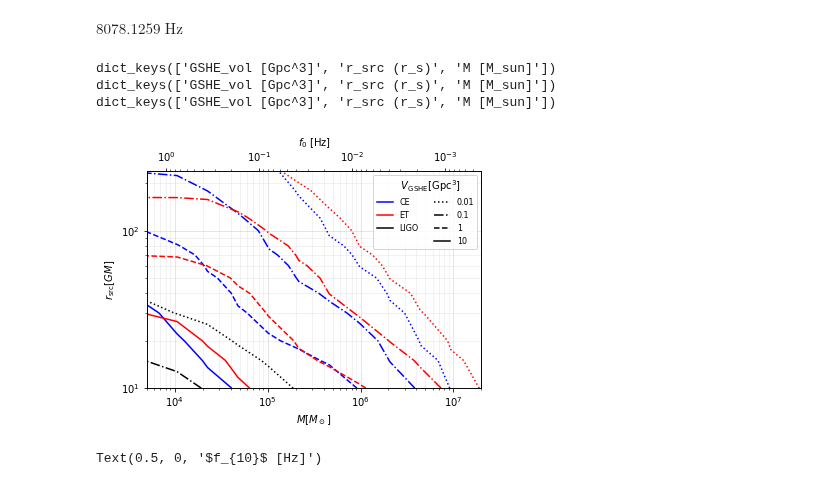
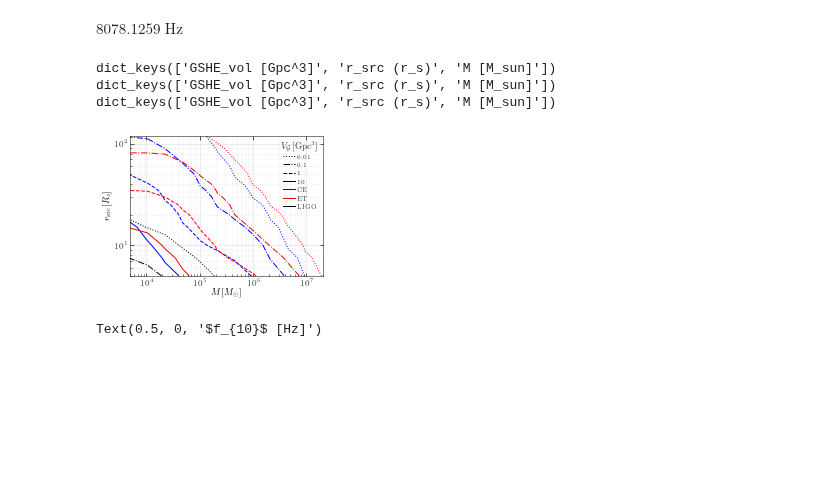
Before and after one commit to Richard-Sti/GSHE_public, a Jupyter notebook: scripts/prospective_constraints.ipynb, the cells around one changed output. Cells and saved outputs as stored; diff of their text form; code cells hidden in the pictures; blank space fills up the shorter version.

```diff
--- a/scripts/prospective_constraints.ipynb
+++ b/scripts/prospective_constraints.ipynb
@@ -7,10 +7,13 @@ import matplotlib.pyplot as plt
 
 import sys
 sys.path.insert(0,'../GSHEWaveform/')
+sys.path.insert(0,'../')
 
 import forecast as fc
 
 from importlib import reload
+
+plt.style.use("../plot_style.txt")
 # %%
 def latex_exp(x, exp_min = (0,0),ndec=2):
     if x == 0:
@@ -75,7 +78,7 @@ np.median(dat), np.mean(dat)
 # %%
 #Load the data (computed in )
 
-case = '5_all'
+case = '5'
 
 data_dict = np.load("../data/Ups_obs_mu_min_%s.npy"%case, allow_pickle=True).item()
 betalims = data_dict["betalims"]
@@ -86,15 +89,23 @@ import matplotlib.colors as colors
 
 ups_obs_arr = np.array(ups_obs_arr)
 
+# ups_obs_arr = ups_obs_arr[ups_obs_arr>1e-3]
 
 fig, ax = plt.subplots()
 lines = []
 
-mu_min_norm = colors.LogNorm(vmin=min(mu_min_arr), vmax=max(mu_min_arr))
+indices = np.argwhere(mu_min_arr>1e-3).flatten()
+mu_min_this = mu_min_arr[indices]
+
+mu_min_norm = colors.LogNorm(vmin=min(mu_min_this), vmax=max(mu_min_this))
 cbar = fig.colorbar(plt.cm.ScalarMappable(norm=mu_min_norm, cmap='viridis'), ax=ax)
 cmap = plt.cm.get_cmap('viridis')
 
-for i, mu_min in enumerate(mu_min_arr):
+for i in indices: #,
+    print(i,end=' ')
+# for i,  mu_min in enumerate(mu_min_this):
+#     print(i,end=' ')
+    mu_min = mu_min_arr[i]
     line, = ax.loglog(betalims, ups_obs_arr[i, :], c=cmap(mu_min_norm(mu_min)))
     lines.append(line)
 
@@ -423,7 +435,7 @@ reload(fc)
 # %% [output]
 <module 'forecast' from '/home/miguel/code/GSHE/scripts/../GSHEWaveform/forecast.py'>
 # %%
-case_name = '10_all'
+case_name = '5_all'
 fc.load_data('Ups_obs_mu_min_%s.npy'%case_name)
 # %%
 cases = {'L-8-4': ['LIGO', 8, 60, 1e4, 30],
@@ -769,46 +886,46 @@ levels = [0.01,0.1,1,10]
 ls = [':','-.','--','-']
 
 fig, ax = plt.subplots()
 
 for d,col in zip(datasets,colors):
     print(d.keys())
-    ax.contour(d['M [M_sun]'],2*d['r_src (r_s)'], d['GSHE_vol [Gpc^3]'],levels,linestyles=ls,colors=col)
+    ax.contour(d['M [M_sun]'], d['r_src (r_s)'], d['GSHE_vol [Gpc^3]'],levels,linestyles=ls,colors=col)
 
 
 # ax.set_xlim(5e3,1.5e7)
 # ax.set_ylim(1e1,120)
 
+# plt.plot([],alpha=0.01,color='w',label=' ')
+for l,s in zip(levels,ls):
+    plt.plot([],'k'+s,label=l)
 for n, col in zip(['CE','ET','LIGO'],colors):
     plt.plot([],'-',color=col,label=n)
-plt.plot([],alpha=0.01,color='w',label=' ')
-for l,s in zip(levels,ls):
-    plt.plot([],'k'+s,label=l)
-ax.legend(loc='upper right',title=r'$\quad V_{\rm GSHE} [{\rm Gpc}^3]$',fontsize=8,ncol=2)
+ax.legend(loc='upper right',title=r'$\quad V_{\mathcal{G}} [{\rm Gpc}^3]$',fontsize=6,ncol=1,framealpha=0.5)
 
 ax.set_xscale('log')
 ax.set_yscale('log')
 ax.set_xlabel(r'$M [M_\odot]$')
-ax.set_ylabel(r'$r_{\rm src} [GM]$')
+ax.set_ylabel(r'$r_{\rm src} [R_s]$')
 
-ax.grid(alpha=0.4,which='major')
-ax.grid(alpha=0.2,which='minor')
+ax.grid(alpha=0.3,which='major')
+ax.grid(alpha=0.1,which='minor')
 
 masses = d['M [M_sun]']
 factor = 1/(8*np.pi*u.Hz*u.Msun*c.G/c.c**3).decompose()
 
-ax2 = ax.twiny()
-ax2.semilogx(factor/masses,0*masses)
-ax2.set_xlim(factor/masses.min(),factor/masses.max())
-ax2.set_xlabel(r'$f_{0}$ [Hz]')
+# ax2 = ax.twiny()
+# ax2.semilogx(factor/masses,0*masses)
+# ax2.set_xlim(factor/masses.min(),factor/masses.max())
+# ax2.set_xlabel(r'$f_{0}$ [Hz]')
 
 
 plt.savefig('../plots/GSHE_volume_all.pdf',bbox_inches='tight')
 plt.savefig('../plots/GSHE_volume_all.png',bbox_inches='tight')
 # %% [output]
 dict_keys(['GSHE_vol [Gpc^3]', 'r_src (r_s)', 'M [M_sun]'])
 dict_keys(['GSHE_vol [Gpc^3]', 'r_src (r_s)', 'M [M_sun]'])
 dict_keys(['GSHE_vol [Gpc^3]', 'r_src (r_s)', 'M [M_sun]'])
-[figure, old version]
+[figure, new version]
 # %%
 fig, ax =  plt.subplots()
 
```
Also changed, not shown: parts of 16 cells of this notebook, 2 other files.
